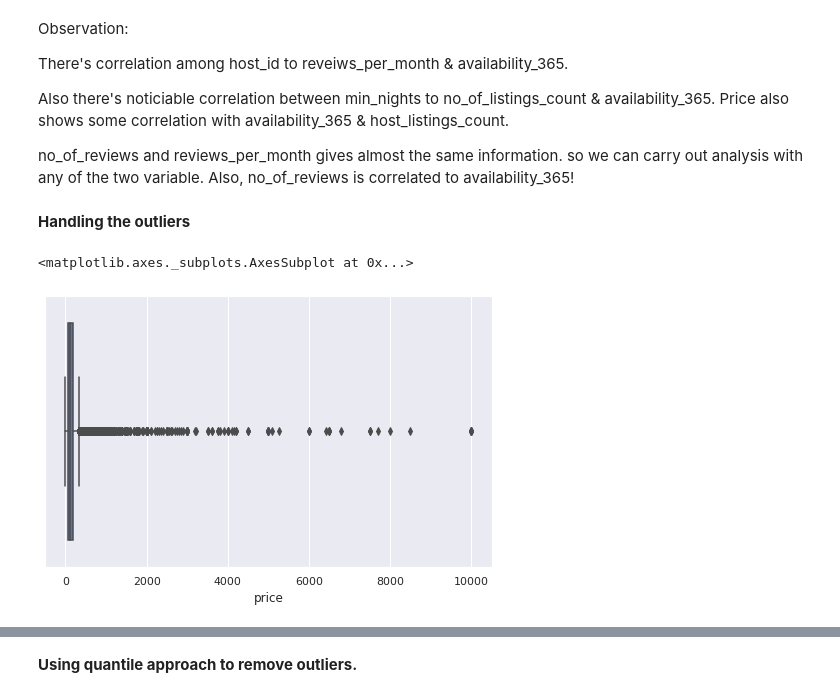
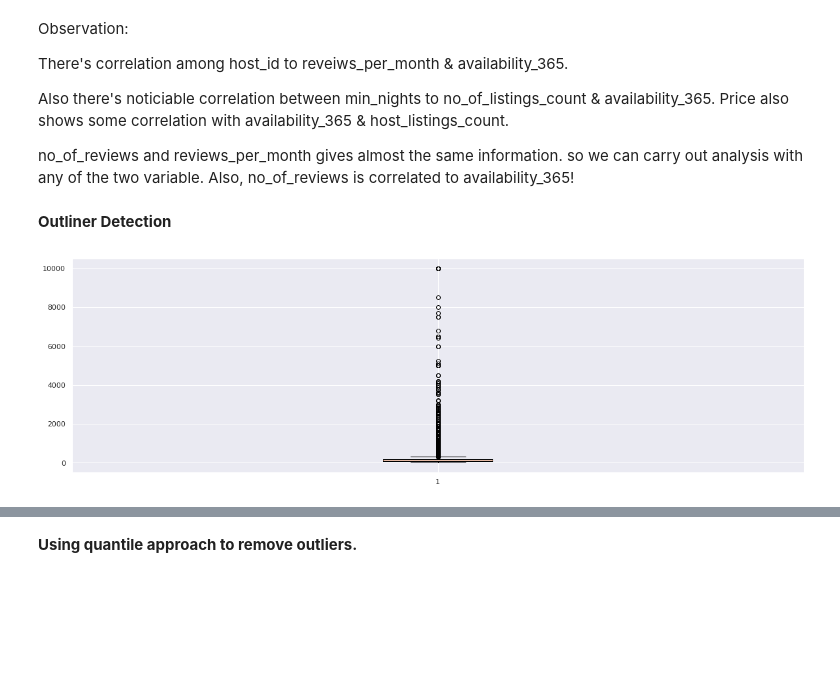
Before and after one commit to harishkollana/Airbnb-Capstone-Project, a Jupyter notebook: Airbnb_Capstone.ipynb, the cells around one changed output, grey strips where cells are left out. Cells and saved outputs as stored; diff of their text form; code cells hidden in the pictures; blank space fills up the shorter version.

```diff
--- a/Airbnb_Capstone.ipynb
+++ b/Airbnb_Capstone.ipynb
@@ -560,10 +520,10 @@ There's correlation among host_id to reveiws_per_month & availability_365.
 Also there's noticiable correlation between min_nights to no_of_listings_count & availability_365. Price also shows some correlation with availability_365 & host_listings_count.
 
 no_of_reviews and reviews_per_month gives almost the same information. so we can carry out analysis with any of the two variable. Also, no_of_reviews is correlated to availability_365!
-# %% [markdown]
-**Handling the outliers**
+# %% [markdown]
+**Outliner Detection**
 # %%
-sns.boxplot(df['price'])
+plt.boxplot(df["price"])
+plt.show()
 # %% [output]
-<matplotlib.axes._subplots.AxesSubplot at 0x...>
-[figure, old version]
+[figure, new version]
```
Also changed, not shown: parts of 49 cells of this notebook.
